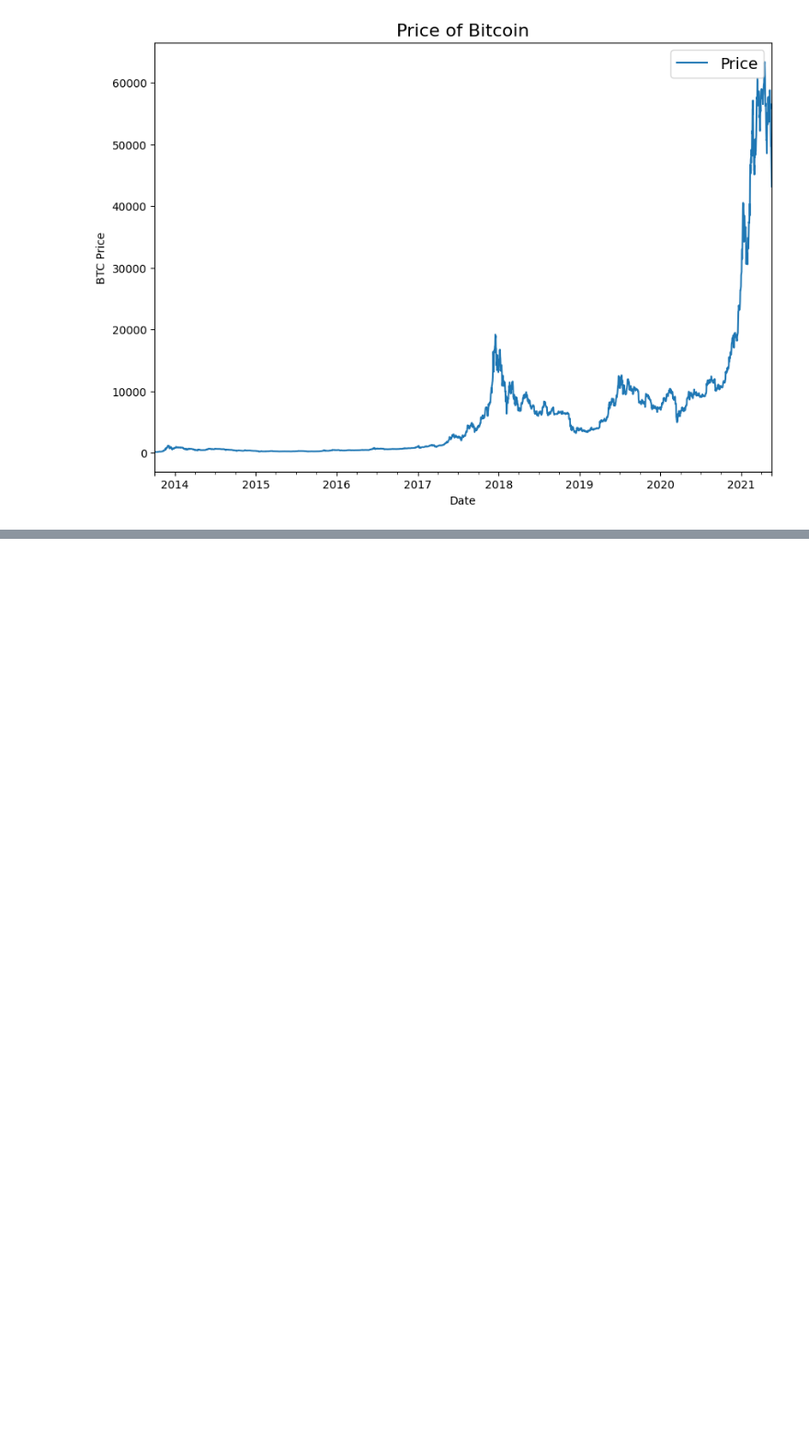
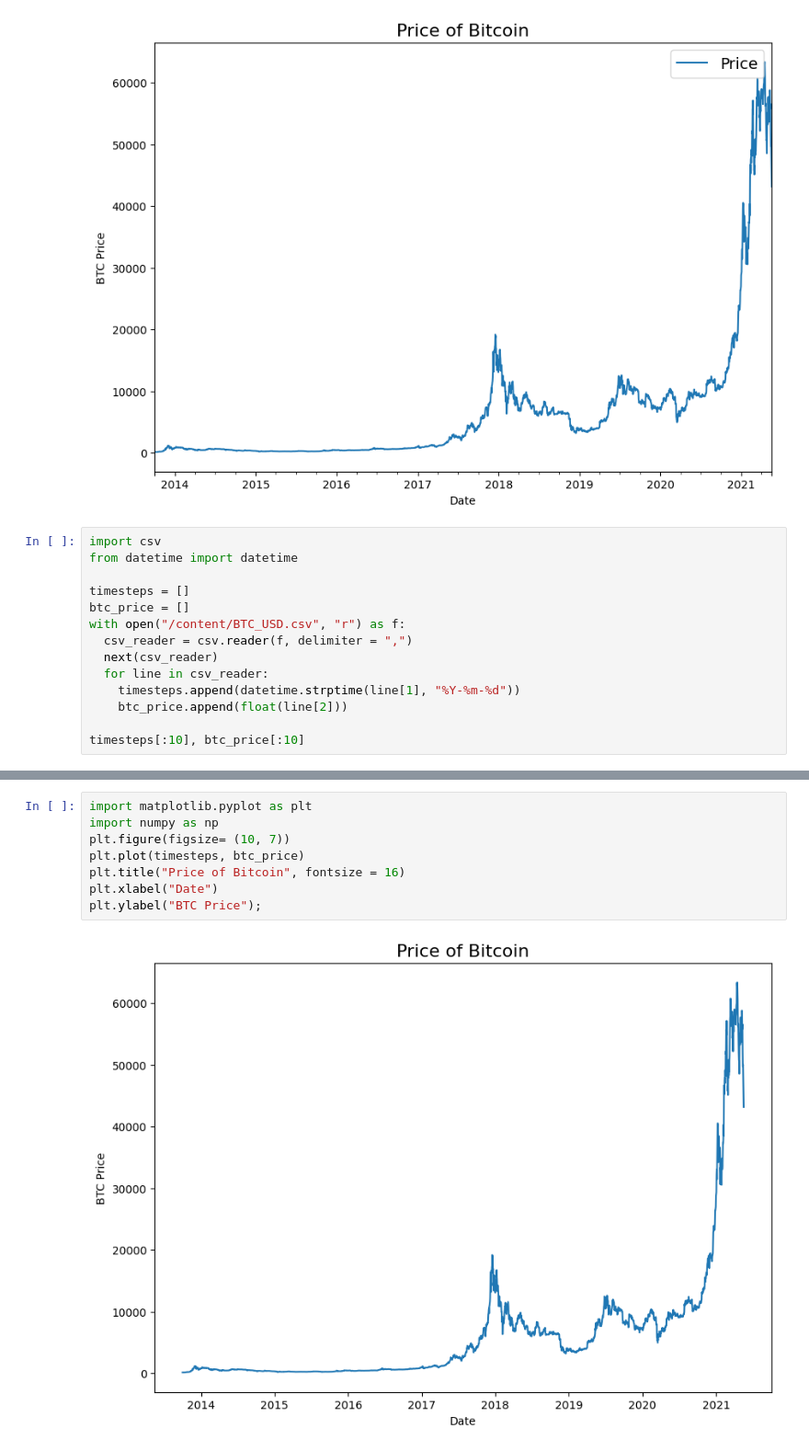
Before and after one commit to AyushSrivastava27/BitPredict, a Jupyter notebook: BitPredict.ipynb, the cells around one changed output, grey strips where cells are left out. Shown at 92% size. Saved outputs shown, nothing was run; the diff lists cells and outputs as text; blank space fills up the shorter version.

```diff
--- a/BitPredict.ipynb
+++ b/BitPredict.ipynb
@@ -77,3 +77,17 @@ plt.title("Price of Bitcoin", fontsize = 16)
 plt.legend(fontsize = 14);
 # %% [output]
 [figure]
+# %%
+import csv
+from datetime import datetime
+
+timesteps = []
+btc_price = []
+with open("/content/BTC_USD.csv", "r") as f:
+  csv_reader = csv.reader(f, delimiter = ",")
+  next(csv_reader)
+  for line in csv_reader:
+    timesteps.append(datetime.strptime(line[1], "%Y-%m-%d"))
+    btc_price.append(float(line[2]))
+
+timesteps[:10], btc_price[:10]
@@ -79,0 +115,10 @@ plt.legend(fontsize = 14);
+# %%
+import matplotlib.pyplot as plt
+import numpy as np
+plt.figure(figsize= (10, 7))
+plt.plot(timesteps, btc_price)
+plt.title("Price of Bitcoin", fontsize = 16)
+plt.xlabel("Date")
+plt.ylabel("BTC Price");
+# %% [output]
+[figure, added]
```
Also changed, not shown: parts of 2 cells of this notebook.
